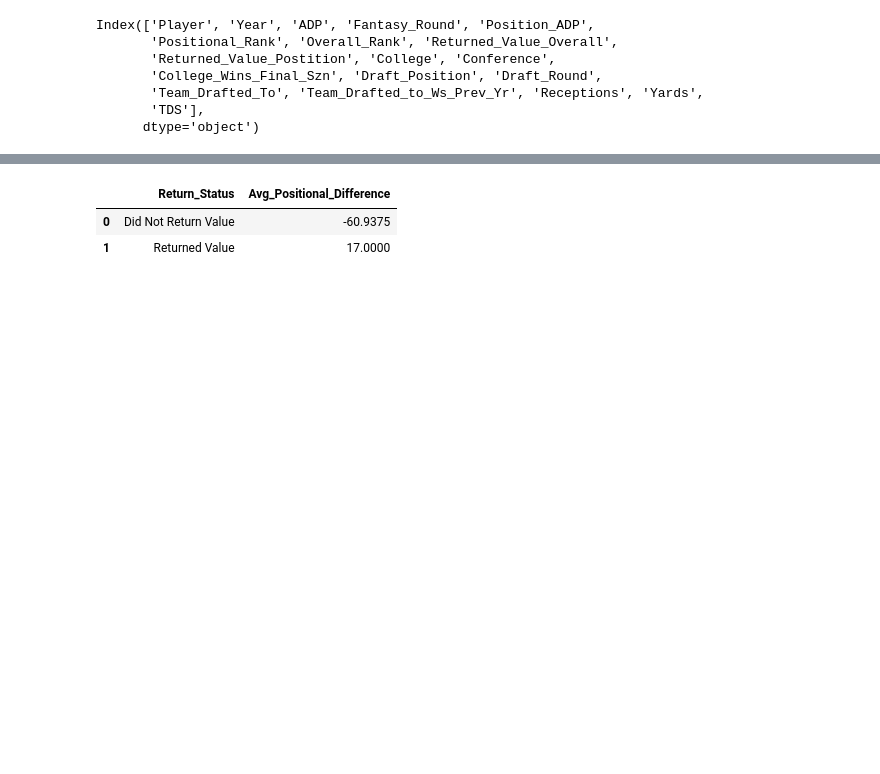
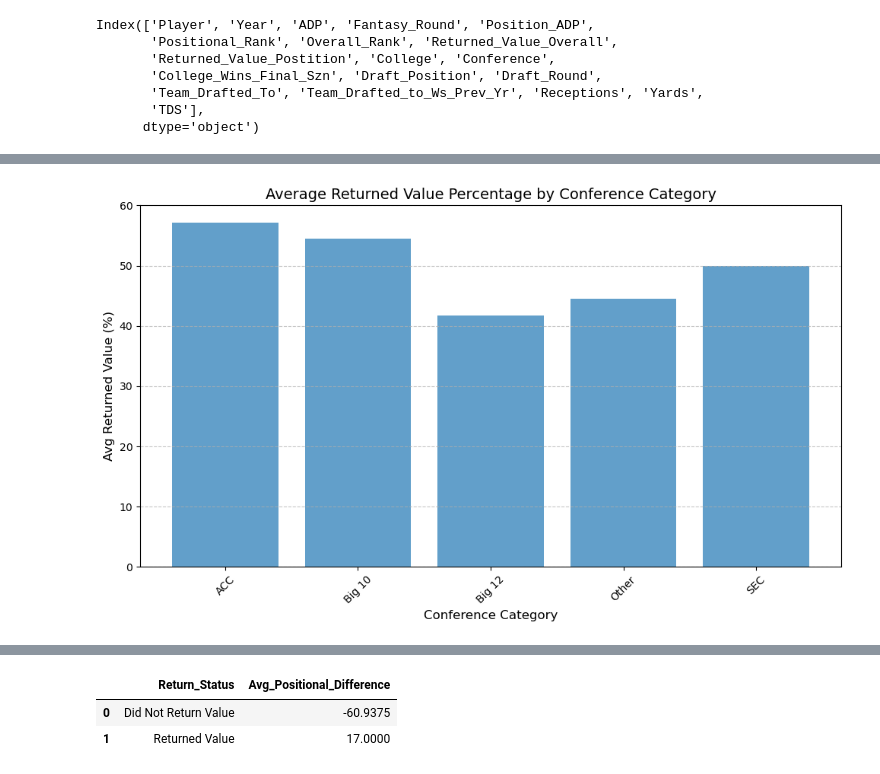
Before and after one commit to azimmer99/cse314a-project-material, a Jupyter notebook: Project_Work.ipynb, the cells around one changed output, grey strips where cells are left out. Saved outputs shown, nothing was run; the diff lists cells and outputs as text; code cells hidden in the pictures; blank space fills up the shorter version.

```diff
--- a/Project_Work.ipynb
+++ b/Project_Work.ipynb
@@ -63,0 +144,21 @@ GROUP BY Conference
+# %%
+
+conference_rb_categories = rb_conference_return['Conference_Category']
+avg_rb_returned_values = rb_conference_return['Avg_Returned_Value_Percentage']
+
+# Create a bar chart
+plt.figure(figsize=(10, 6))
+plt.bar(conference_rb_categories, avg_rb_returned_values, alpha=0.7)
+
+# Customize the chart
+plt.title('Average Returned Value Percentage by Conference Category', fontsize=14)
+plt.xlabel('Conference Category', fontsize=12)
+plt.ylabel('Avg Returned Value (%)', fontsize=12)
+plt.xticks(rotation=45)
+plt.grid(axis='y', linestyle='--', alpha=0.7)
+
+# Show the chart
+plt.tight_layout()
+plt.show()
+# %% [output]
+[figure, added]
```
Also changed, not shown: parts of 23 cells of this notebook, 2 other files.
